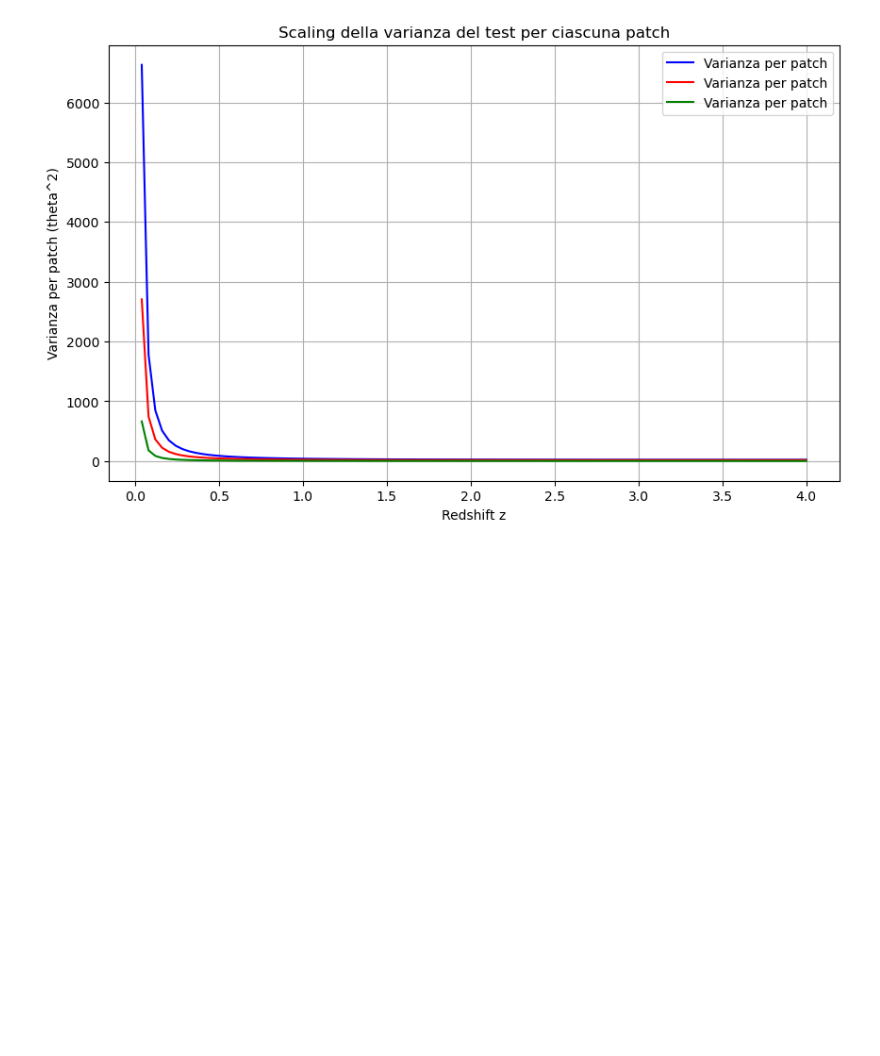
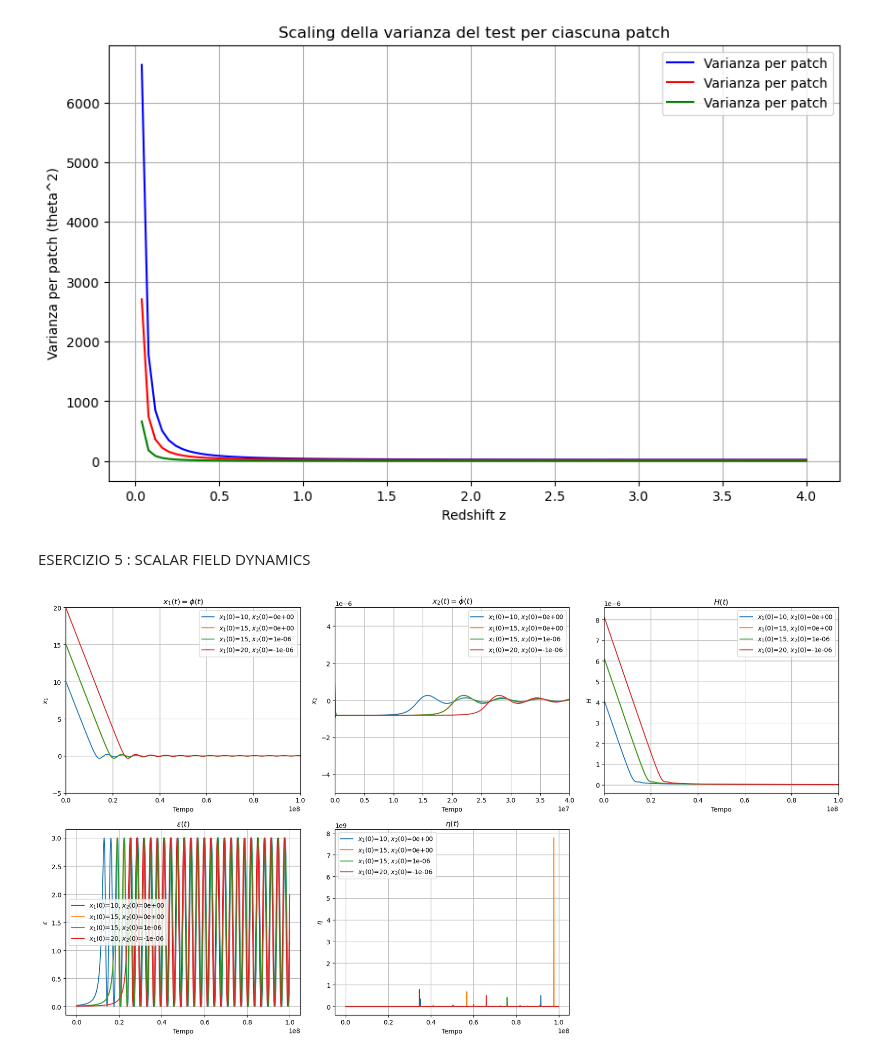
Before and after one commit to maddaba/astrocosmolib, a Jupyter notebook: demo/demo_week4.ipynb, the cells around one changed output. Saved outputs shown, nothing was run; the diff lists cells and outputs as text; code cells hidden in the pictures; blank space fills up the shorter version.

```diff
--- a/demo/demo_week4.ipynb
+++ b/demo/demo_week4.ipynb
@@ -181,3 +203,5 @@ plt.legend()
 plt.show()
 # %% [output]
 [figure]
+# %% [markdown]
+ESERCIZIO 5 : SCALAR FIELD DYNAMICS
@@ -183,0 +270,63 @@ plt.show()
+# %%
+fig, axes = plt.subplots(2, 3, figsize=(18, 10))
+axes = axes.flatten()
+
+# x1(t)
+for res in results_x:
+    axes[0].plot(res['t'], res['x1'], label=f"$x_1(0)$={res['x1_0']}, $x_2(0)$={res['x2_0']:.0e}")
+axes[0].set_title(r"$x_1(t) = \phi(t)$")
+axes[0].set_xlabel("Tempo")
+axes[0].set_ylabel(r"$x_1$")
+axes[0].set_ylim(-5, 20)
+axes[0].set_xlim(0, 1e8)
+axes[0].legend()
+axes[0].grid(True)
+
+
+# x2(t)
+for res in results_x:
+    axes[1].plot(res['t'], res['x2'], label=f"$x_1(0)$={res['x1_0']}, $x_2(0)$={res['x2_0']:.0e}")
+axes[1].set_title(r"$x_2(t) = \dot{\phi}(t)$")
+axes[1].set_xlabel("Tempo")
+axes[1].set_ylabel(r"$x_2$")
+axes[1].set_ylim(-5e-6, 5e-6)
+axes[1].set_xlim(0, 0.4*1e8)
+axes[1].legend()
+axes[1].grid(True)
+
+# H(t)
+for res in results_x:
+    axes[2].plot(res['t'], res['H'], label=f"$x_1(0)$={res['x1_0']}, $x_2(0)$={res['x2_0']:.0e}")
+axes[2].set_title(r"$H(t)$")
+axes[2].set_xlabel("Tempo")
+axes[2].set_ylabel(r"$H$")
+axes[2].set_xlim(0, 1e8)
+axes[2].legend()
+axes[2].grid(True)
+
+# epsilon(t)
+for res in results_x:
+    axes[3].plot(res['t'], res['epsilon'], label=f"$x_1(0)$={res['x1_0']}, $x_2(0)$={res['x2_0']:.0e}")
+axes[3].set_title(r"$\epsilon(t)$")
+axes[3].set_xlabel("Tempo")
+axes[3].set_ylabel(r"$\epsilon$")
+#axes[3].set_xlim(0, 0.2*1e8)
+axes[3].legend()
+axes[3].grid(True)
+
+# eta(t)
+for res in results_x:
+    axes[4].plot(res['t'], res['eta'], label=f"$x_1(0)$={res['x1_0']}, $x_2(0)$={res['x2_0']:.0e}")
+axes[4].set_title(r"$\eta(t)$")
+axes[4].set_xlabel("Tempo")
+axes[4].set_ylabel(r"$\eta$")
+axes[4].legend()
+axes[4].grid(True)
+
+
+fig.delaxes(axes[5])  #rimuovo plot numero 6, ne voglio solo5
+
+plt.tight_layout()
+plt.show()
+# %% [output]
+[figure, added]
```
Also changed, not shown: parts of 5 cells of this notebook, 6 other files.
